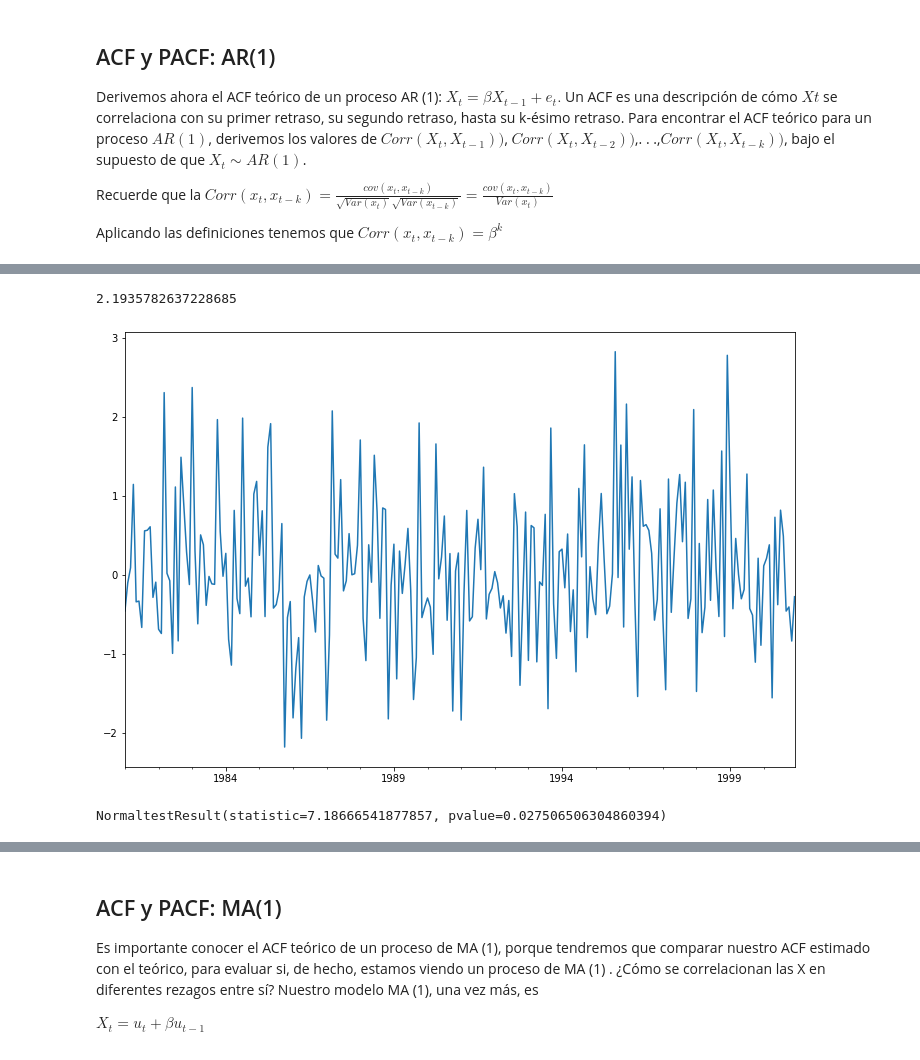
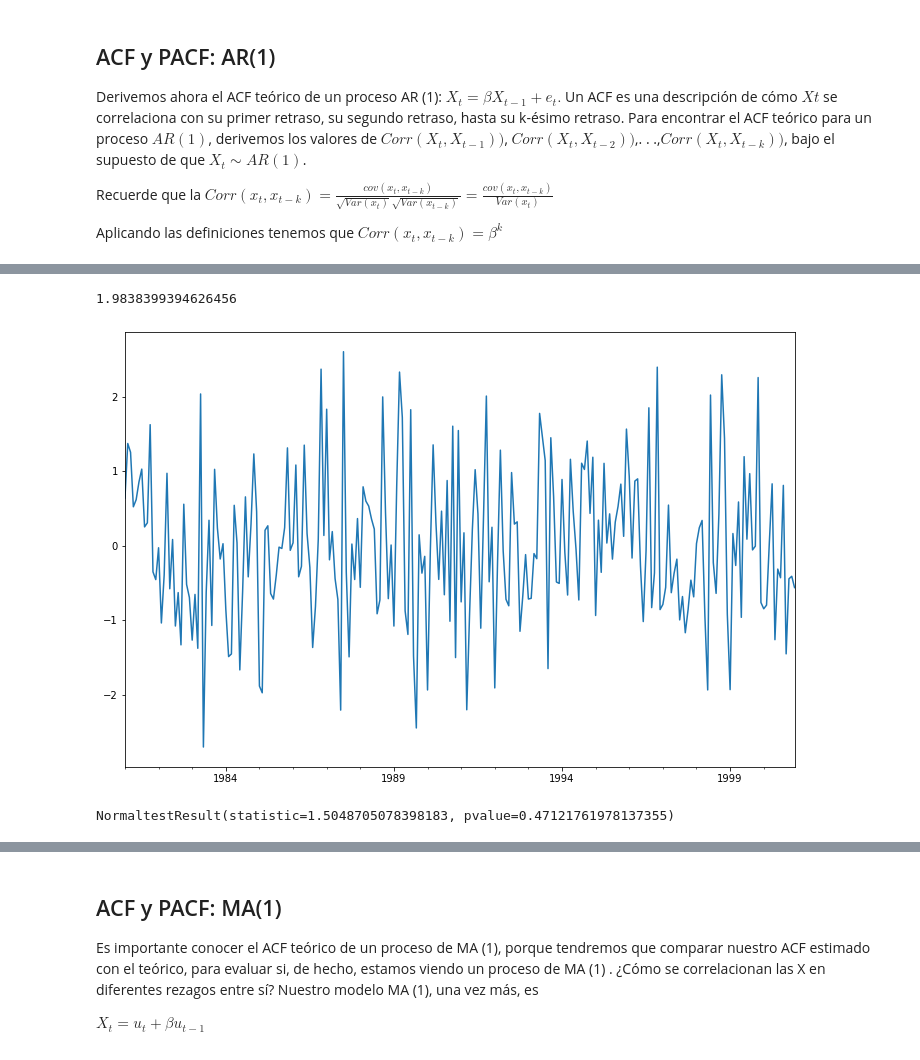
Before and after one commit to jslr1997/ECOG2046, a Jupyter notebook: notebooks/2_Seleccion_modelo_ARMA.ipynb, the cells around one changed output, grey strips where cells are left out. Saved outputs shown, nothing was run; the diff lists cells and outputs as text; code cells hidden in the pictures.

```diff
--- a/notebooks/2_Seleccion_modelo_ARMA.ipynb
+++ b/notebooks/2_Seleccion_modelo_ARMA.ipynb
@@ -41,5 +46,5 @@ Aplicando las definiciones tenemos que $Corr(x_t,x_{t-k})=\beta^k$
 # %%
-arparams = np.array([1, .5])
+arparams = np.array([1, .7])
 maparams = np.array([1])
 
 nobs = 240
@@ -96,20 +112,20 @@ fig = sm.graphics.tsa.plot_pacf(y, lags=40, ax=ax2)
 # %%
 sm.stats.durbin_watson(results.resid.values)
 # %% [output]
-2.1935782637228685
+1.9838399394626456
 # %%
 resid = results.resid
 # %%
 fig = plt.figure(figsize=(12,8))
 
 ax = fig.add_subplot(111)
-ax = results.resid.plot(ax=ax);
+ax = resid.plot(ax=ax)
 # %% [output]
-[figure, old version]
+[figure, new version]
 # %%
 stats.normaltest(results.resid)
 # %% [output]
-NormaltestResult(statistic=7.18666541877857, pvalue=0.027506506304860394)
+NormaltestResult(statistic=1.5048705078398183, pvalue=0.47121761978137355)
 # %%
 # qqplot displays a quantile-quantile plot of the quantiles of the sample data x
 # versus the theoretical quantile values from a normal distribution.
```
Also changed, not shown: parts of 46 cells of this notebook, 2 other files.
